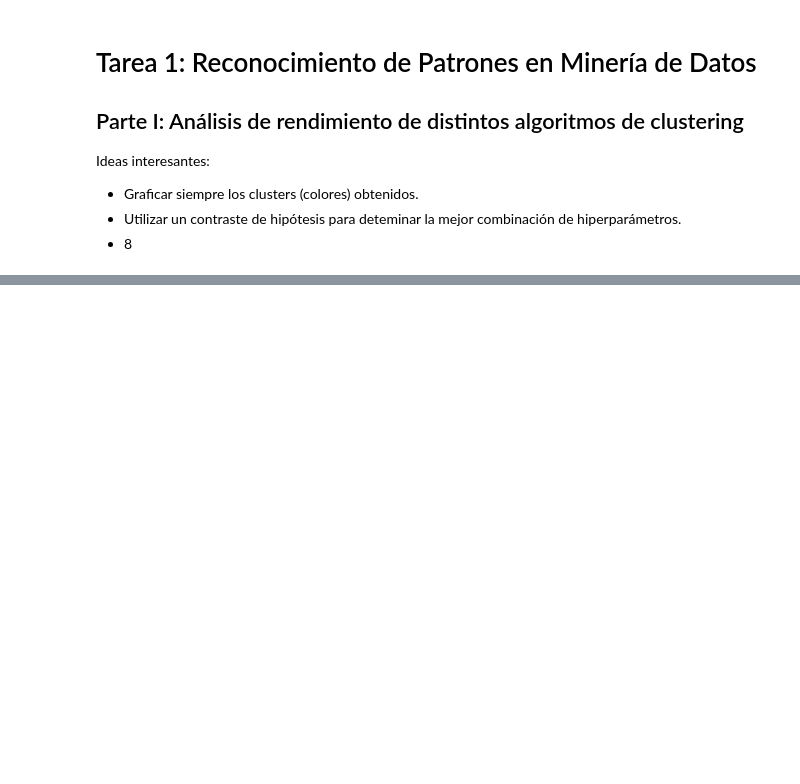
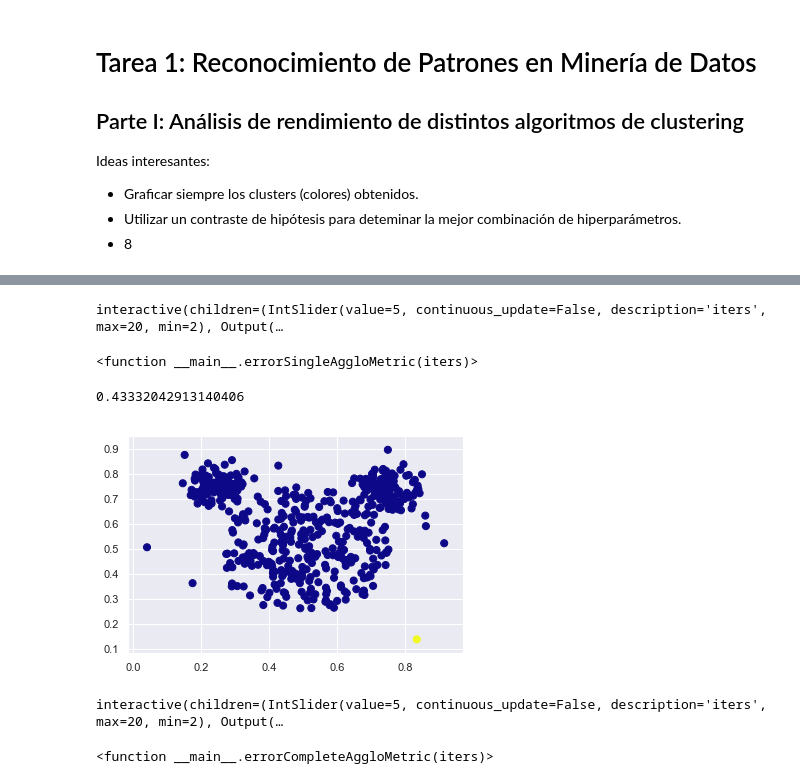
Before and after one commit to TattooeDeer/-DataMining-Tarea1, a Jupyter notebook: Parte_1.ipynb, the cells around one changed output, grey strips where cells are left out. Saved outputs shown, nothing was run; the diff lists cells and outputs as text; code cells hidden in the pictures; blank space fills up the shorter version.

```diff
--- a/Parte_1.ipynb
+++ b/Parte_1.ipynb
@@ -10,0 +58,34 @@ Ideas interesantes:
+# %%
+def errorSingleAggloMetric(iters):
+    errors = []
+    for x in range(1,iters):
+        mouse_sAgglo = cl.AgglomerativeClustering(n_clusters = x+1, linkage='single').fit_predict(mouse)
+        errors.append(mtr.silhouette_score(mouse, mouse_sAgglo))
+    plt.plot(np.arange(2,iters+1), errors)
+
+interact(errorSingleAggloMetric, iters=widgets.IntSlider(min=2,max=20,step=1,value=5, continuous_update=False))
+# %% [output]
+interactive(children=(IntSlider(value=5, continuous_update=False, description='iters', max=20, min=2), Output(…
+<function __main__.errorSingleAggloMetric(iters)>
+# %%
+mouse_sAgglo = cl.AgglomerativeClustering(n_clusters = 2, linkage='single').fit_predict(mouse)
+
+plt.scatter(mouse[:, 0], mouse[:, 1], c=mouse_sAgglo, s=50, cmap='plasma')
+
+mouse_sAgglo_scorer = mtr.silhouette_score(mouse, mouse_sAgglo)
+print(mouse_sAgglo_scorer)
+# %% [output]
+0.43332042913140406
+[figure, added]
+# %%
+def errorCompleteAggloMetric(iters):
+    errors = []
+    for x in range(1,iters):
+        mouse_sAgglo = cl.AgglomerativeClustering(n_clusters = x+1, linkage='complete').fit_predict(mouse)
+        errors.append(mtr.silhouette_score(mouse, mouse_sAgglo))
+    plt.plot(np.arange(2,iters+1), errors)
+
+interact(errorCompleteAggloMetric, iters=widgets.IntSlider(min=2,max=20,step=1,value=5, continuous_update=False))
+# %% [output]
+interactive(children=(IntSlider(value=5, continuous_update=False, description='iters', max=20, min=2), Output(…
+<function __main__.errorCompleteAggloMetric(iters)>
```
Also changed, not shown: parts of 10 cells of this notebook, 2 other files.
